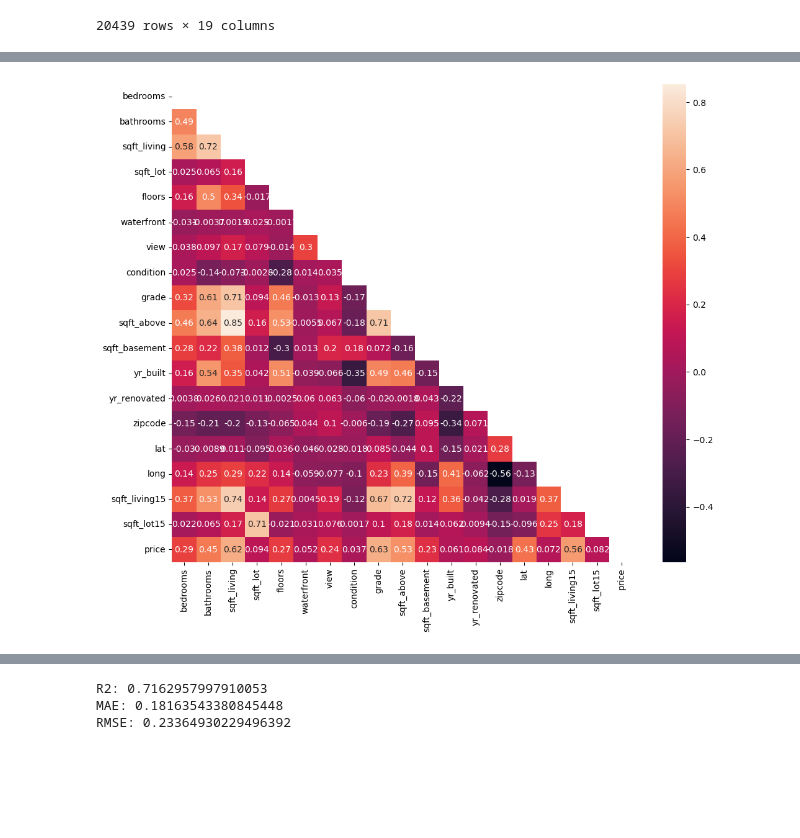
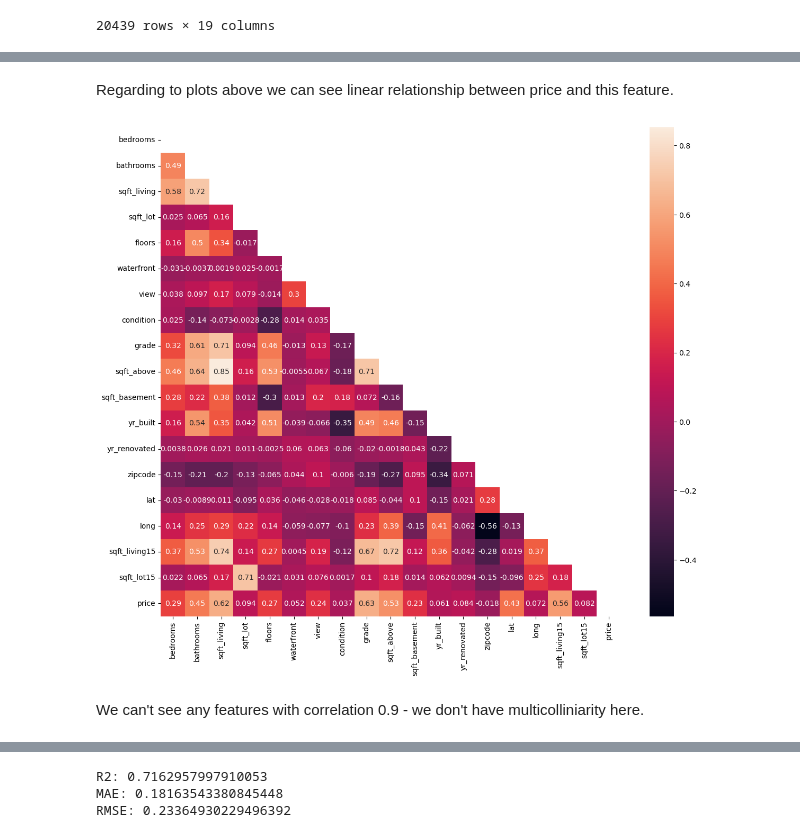
Before and after one commit to Raughar/House-Price-Prediction, a Jupyter notebook: Tetiana Work Files/House_price_prediction_Tetiana.ipynb, the cells around one changed output, grey strips where cells are left out. Drawn from its saved outputs; the diff is of its cells as text; code cells hidden in the pictures; blank space fills up the shorter version.

```diff
--- a/Tetiana Work Files/House_price_prediction_Tetiana.ipynb
+++ b/Tetiana Work Files/House_price_prediction_Tetiana.ipynb
@@ -14,7 +14,7 @@ Requirement already satisfied: xlrd in c:\users\tetiana\anaconda3\lib\site-packa
 Note: you may need to restart the kernel to use updated packages.
 # %%
 
-df = pd.read_excel(r"C:\Users\Tetiana\Documents\ironhack\lab\House-Price-Prediction\regression_data.xls")
+df = pd.read_excel(r"C:\Users\Tetiana\Documents\ironhack\lab\House-Price-Prediction\files\regression_data.xls")
 df
 # %% [output]
 |  | id | date | bedrooms | bathrooms | sqft_living | sqft_lot | floors | waterfront | view | condition | ... |
@@ -399,12 +413,16 @@ Name: price, dtype: float64
+# %% [markdown]
+Regarding to plots above we can see linear relationship between price and this feature.
 # %%
 mask = np.zeros_like(correlations_matrix)
 mask[np.triu_indices_from(mask)] = True
 
-fig, ax = plt.subplots(figsize=(12, 10))
+fig, ax = plt.subplots(figsize=(14, 12))
 ax = sns.heatmap(correlations_matrix, mask=mask, annot=True)
 plt.show()
 # %% [output]
-[figure, old version]
+[figure, new version]
+# %% [markdown]
+We can't see any features with correlation 0.9 - we don't have multicolliniarity here.
 # %%
 for col in df.columns:
     print(col)
```
Also changed, not shown: parts of 33 cells of this notebook, 2 other files.
